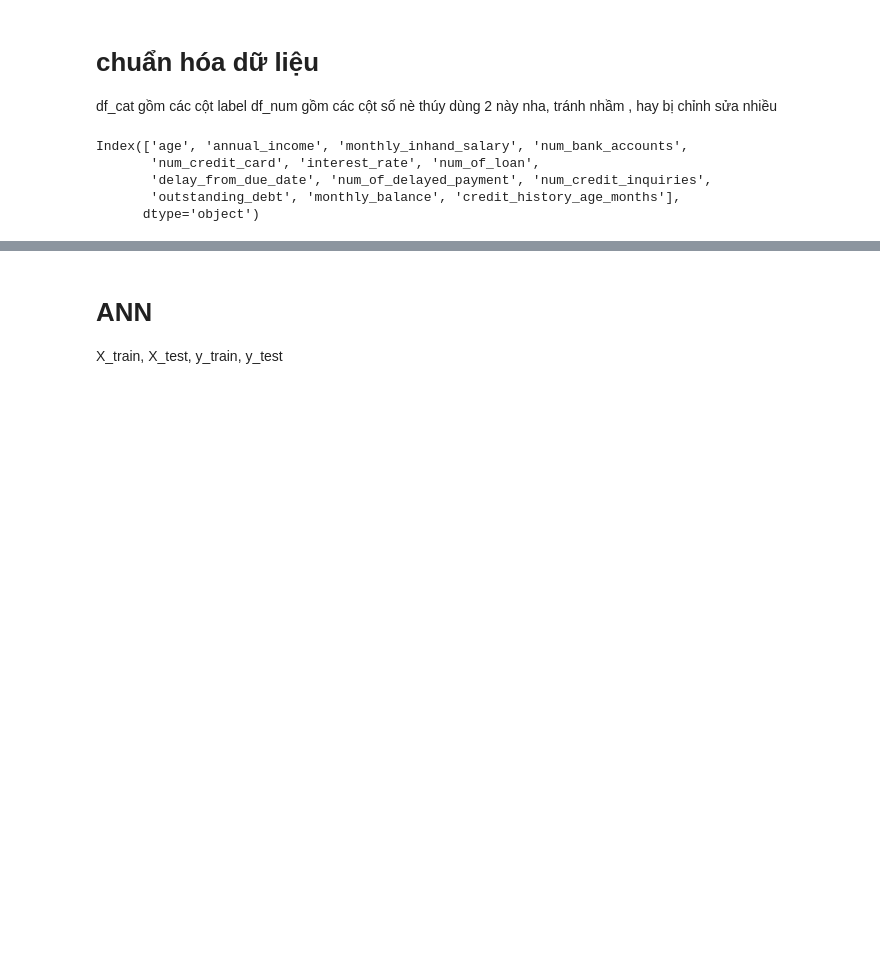
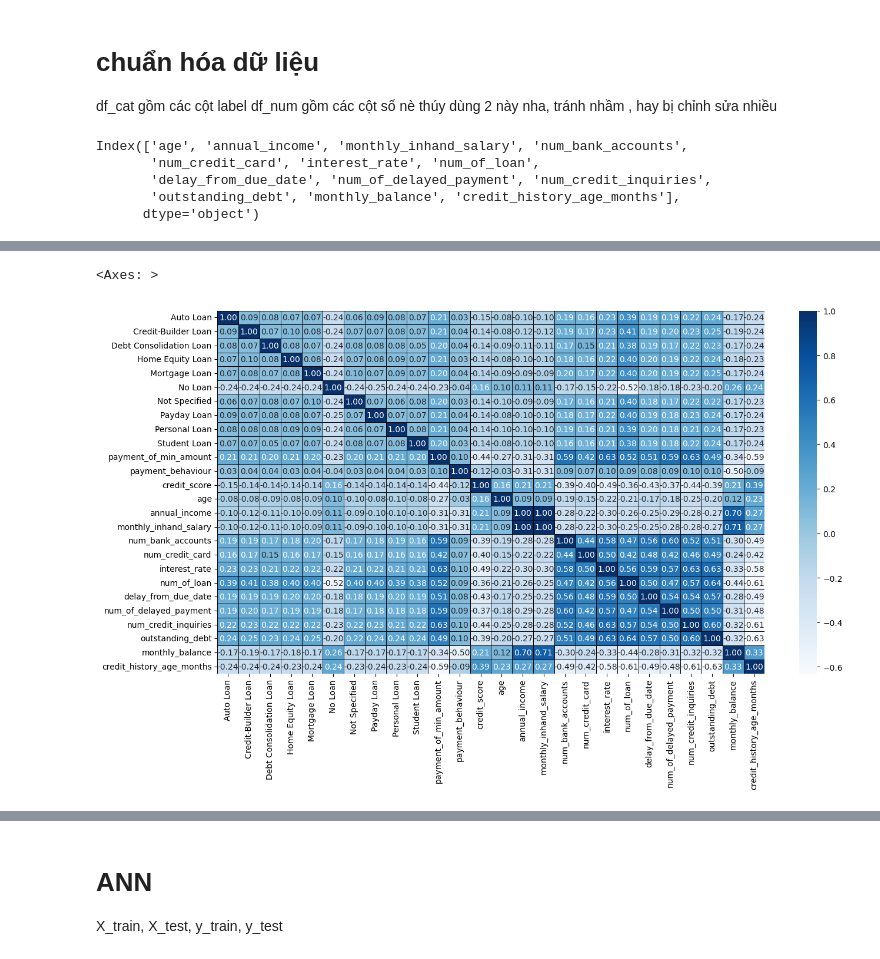
Before and after one commit to gilchea/credit_score_team2_k45, a Jupyter notebook: report.ipynb, the cells around one changed output, grey strips where cells are left out. Cells and saved outputs as stored; diff of their text form; code cells hidden in the pictures; blank space fills up the shorter version.

```diff
--- a/report.ipynb
+++ b/report.ipynb
@@ -2104,0 +2032,14 @@ Cross-val accuracy: 0.57458
+# %%
+numeric_df = df_full.select_dtypes(include=['number'])
+
+# Tính toán ma trận tương quan
+corr = numeric_df.corr()
+# %%
+# mask = np.triu(np.ones_like(corr, dtype=bool))
+plt.figure(figsize=(15, 8))
+sns.heatmap(corr,#mask = mask,
+ cmap="Blues", annot=True, fmt=".2f",
+           cbar=True, linewidths=0.5, linecolor='black')
+# %% [output]
+<Axes: >
+[figure, added]
```
Also changed, not shown: parts of 47 cells of this notebook.
